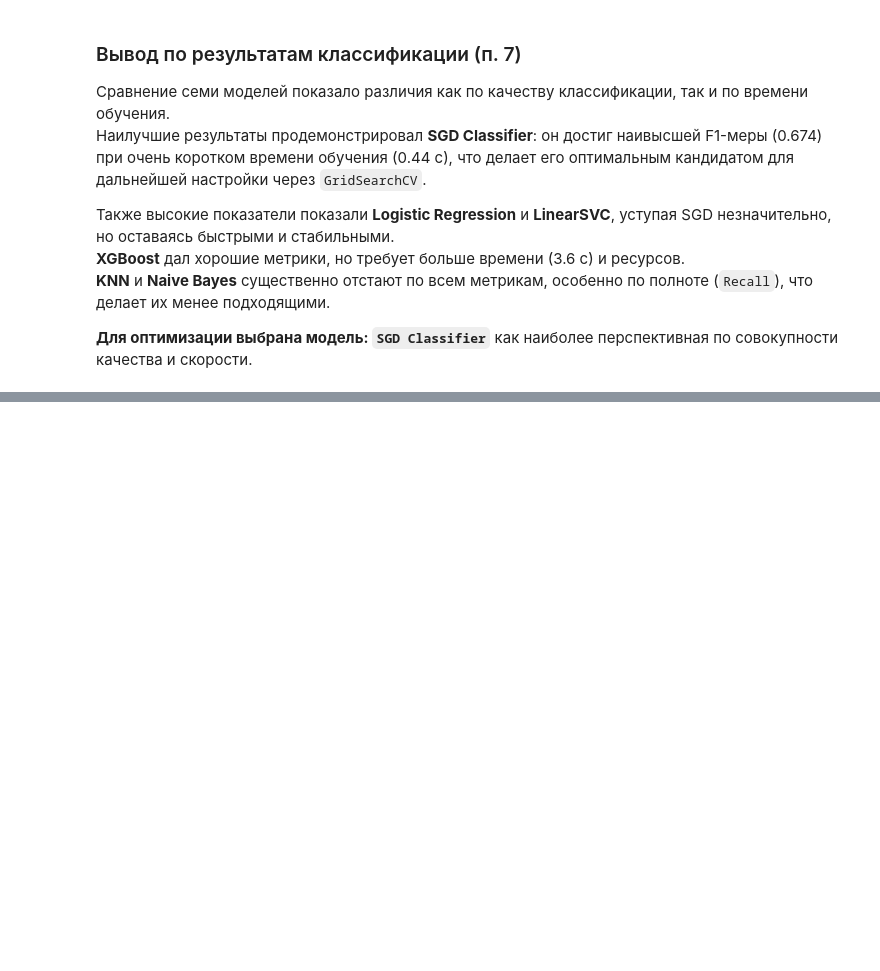
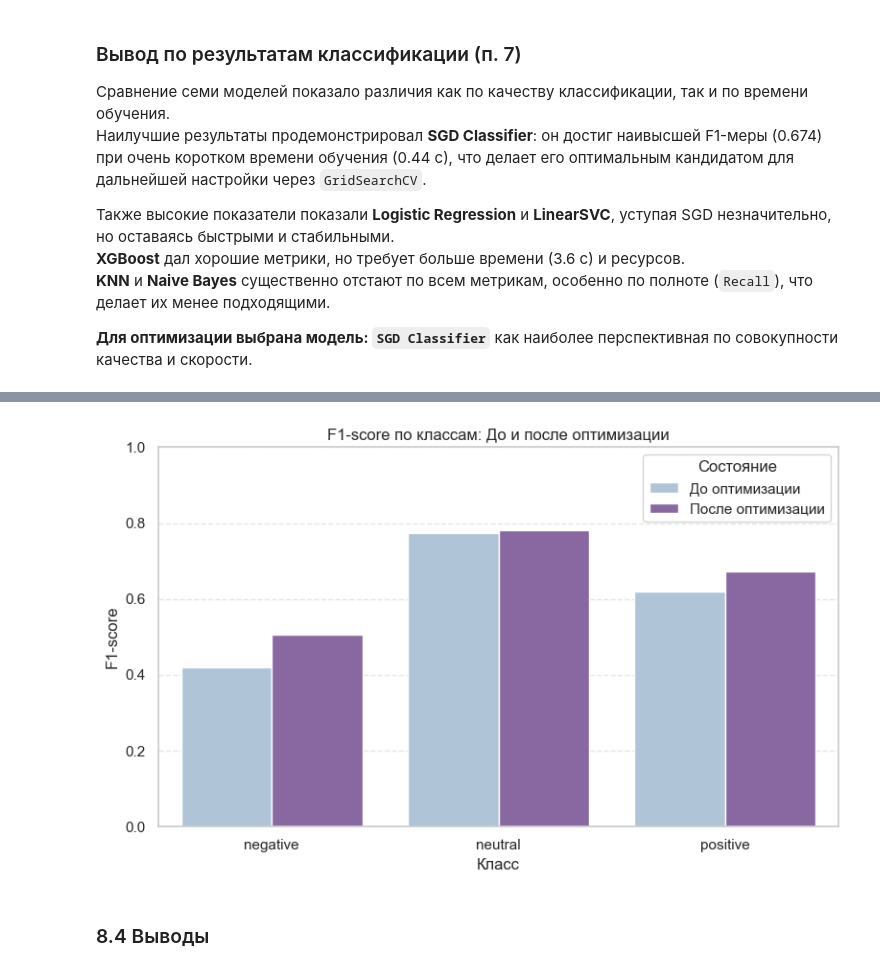
Before and after one commit to avseitsevad/Avseitseva_coursework_ML, a Jupyter notebook: notebook.ipynb, the cells around one changed output, grey strips where cells are left out. Drawn from its saved outputs; the diff is of its cells as text; code cells hidden in the pictures; blank space fills up the shorter version.

```diff
--- a/notebook.ipynb
+++ b/notebook.ipynb
@@ -669,0 +815,31 @@ comparison_df
+# %%
+f1_by_class = pd.DataFrame({
+    "Класс": ["negative", "neutral", "positive"],
+    "До оптимизации": [
+        df_before.loc["0", "f1-score"],
+        df_before.loc["1", "f1-score"],
+        df_before.loc["2", "f1-score"]
+    ],
+    "После оптимизации": [
+        df_after.loc["0", "f1-score"],
+        df_after.loc["1", "f1-score"],
+        df_after.loc["2", "f1-score"]
+    ]
+})
+
+# Melt для barplot
+f1_melted = f1_by_class.melt(id_vars="Класс", var_name="Состояние", value_name="F1")
+
+# График
+plt.figure(figsize=(8, 5))
+sns.barplot(data=f1_melted, x="Класс", y="F1", hue="Состояние", palette="BuPu")
+plt.title("F1-score по классам: До и после оптимизации")
+plt.ylim(0, 1)
+plt.ylabel("F1-score")
+plt.grid(axis='y', linestyle='--', alpha=0.5)
+plt.tight_layout()
+plt.show()
+# %% [output]
+[figure, added]
+# %% [markdown]
+### 8.4 Выводы
```
Also changed, not shown: parts of 23 cells of this notebook.
